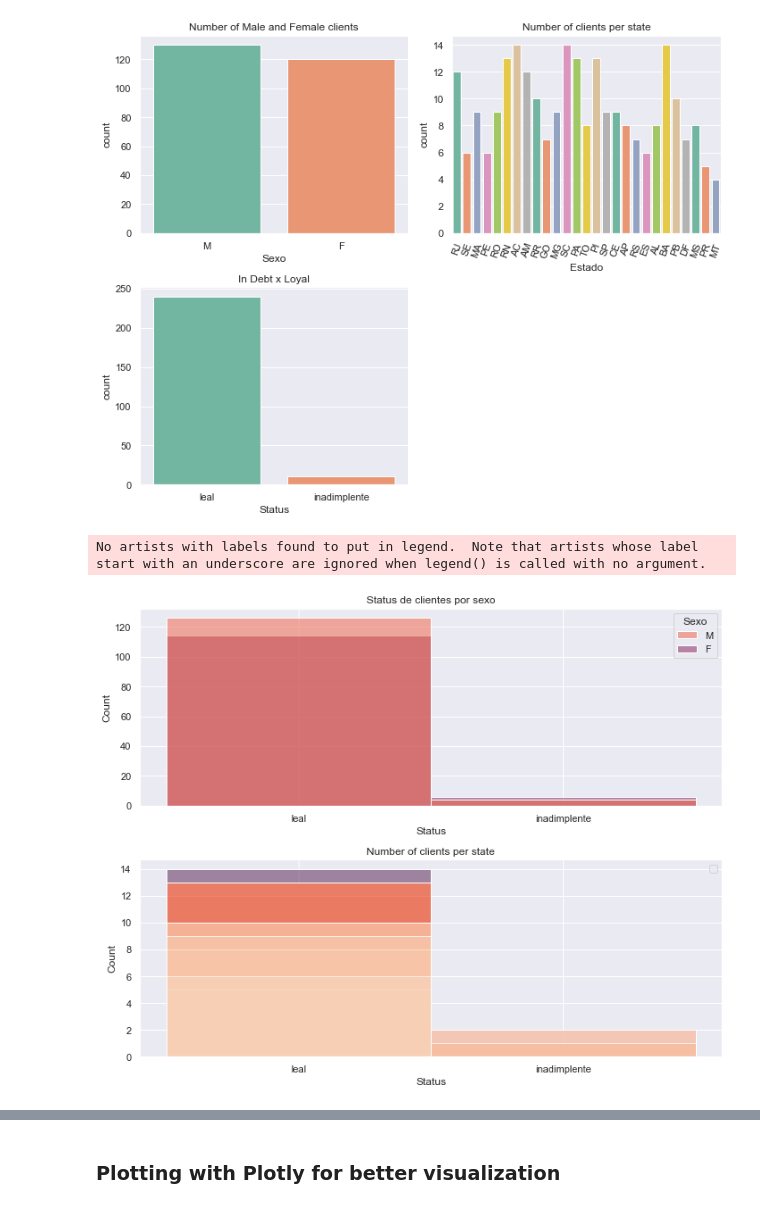
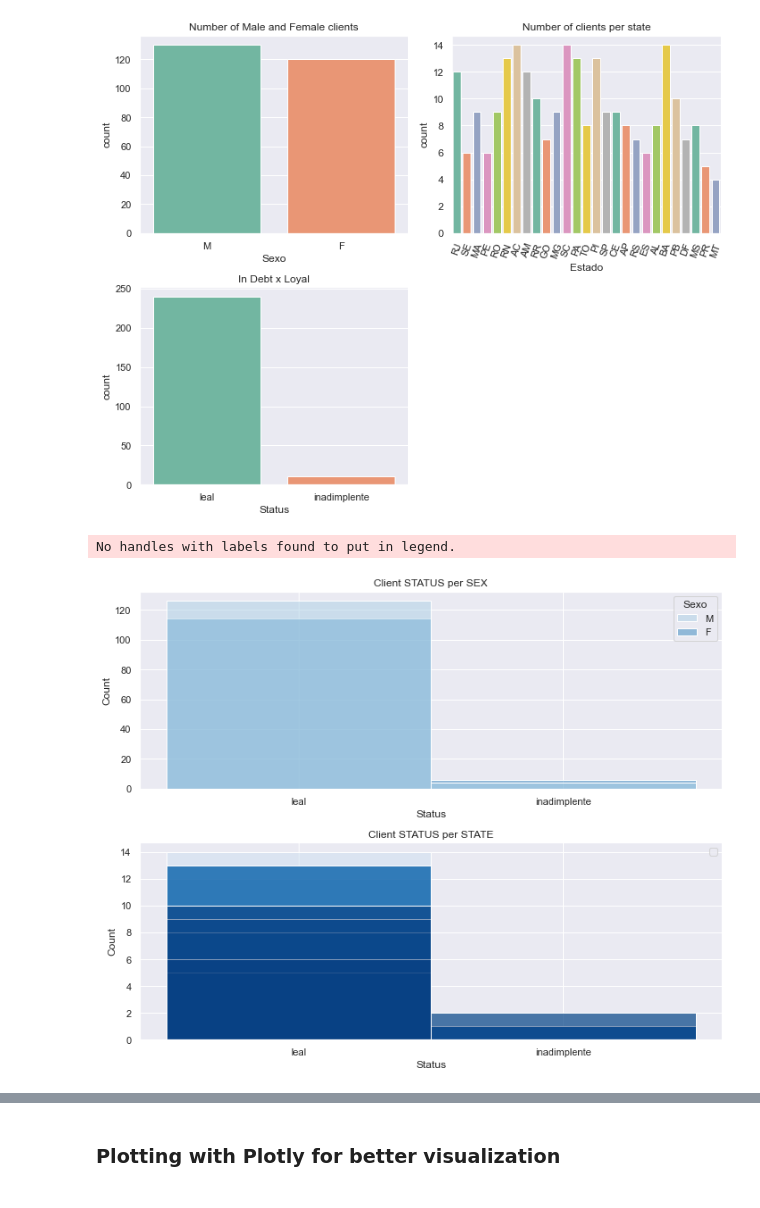
Before and after one commit to Massato01/WBK-Clients-Prediction, a Jupyter notebook: scripts/WBKClientsEDA.ipynb, the cells around one changed output, grey strips where cells are left out. Saved outputs shown, nothing was run; the diff lists cells and outputs as text; code cells hidden in the pictures.

```diff
--- a/scripts/WBKClientsEDA.ipynb
+++ b/scripts/WBKClientsEDA.ipynb
@@ -149,22 +144,18 @@ plt.show()
 # %% [output]
 [figure]
 # %%
-sns.set_theme(style="darkgrid")
-
 plt.figure(figsize=(10, 8))
 
 plt.subplot(2, 1, 1)
-sns.histplot(data = df_NND, x = 'Status', hue = 'Sexo',palette = 'rocket_r');
-plt.title('Status de clientes por sexo')
+sns.histplot(data = df_NND, x = 'Status', hue = 'Sexo', palette = 'Blues').set_title('Client STATUS per SEX');
 
 plt.subplot(2, 1, 2)
-sns.histplot(data = df_NND, x = 'Status', hue = 'Estado', palette = 'rocket_r');
-plt.title('Number of clients per state')
+sns.histplot(data = df_NND, x = 'Status', hue = 'Estado', palette = 'Blues_r').set_title('Client STATUS per STATE');
 plt.legend(loc = 'best')
 
 
 plt.tight_layout()
 plt.show()
 # %% [output]
-No artists with labels found to put in legend.  Note that artists whose label start with an underscore are ignored when legend() is called with no argument.
+No handles with labels found to put in legend.
-[figure, old version]
+[figure, new version]
```
Also changed, not shown: parts of 15 cells of this notebook, 1 other file.
